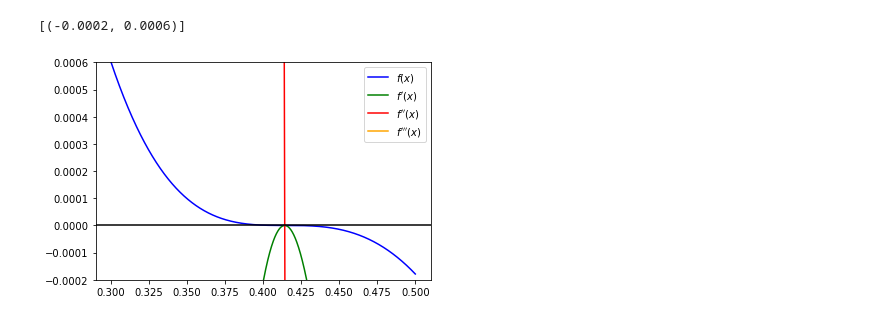
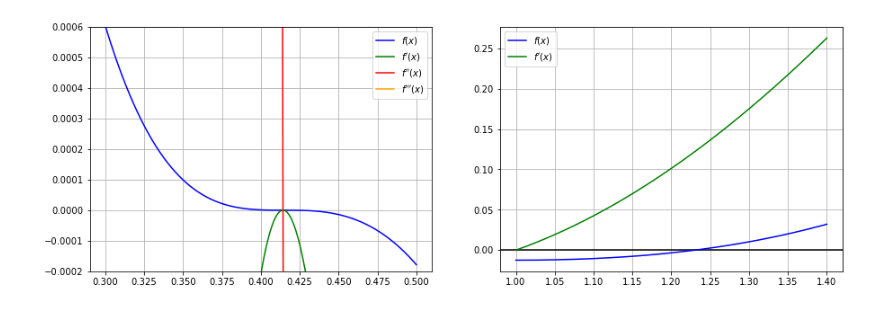
Before and after one commit to pivozar/MPEI_LabWorks, a Jupyter notebook: 2_Year/4_Semester/Numeric_methods/labworks/lab2/CHM_LW2.3_A-14-19_Volkov.ipynb, the cells around one changed output. Drawn from its saved outputs; the diff is of its cells as text; code cells hidden in the pictures.

```diff
--- a/2_Year/4_Semester/Numeric_methods/labworks/lab2/CHM_LW2.3_A-14-19_Volkov.ipynb
+++ b/2_Year/4_Semester/Numeric_methods/labworks/lab2/CHM_LW2.3_A-14-19_Volkov.ipynb
@@ -23,18 +23,24 @@ def d3f(x:float) -> float:
     return 8*(k-1)*(2*x*2*(1 + x**2)*2*x - 2 * (1 + x**2)**2)/(1 + x**2)**4
 # %%
 x_data = np.linspace(0.3, 0.5, 1000)
-fig, axs = plt.subplots()
-axs.plot(x_data, f(x_data), label="$f(x)$", color="blue")
-axs.plot(x_data, df(x_data), label="$f'(x)$", color="green")
-axs.plot(x_data, d2f(x_data), label="$f''(x)$", color="red")
-axs.plot(x_data, d3f(x_data), label="$f'''(x)$", color="orange")
-axs.legend()
+x_data2 = np.linspace(1, 1.4, 1000)
+fig, axs = plt.subplots(1, 2, figsize=(15, 5))
+axs[0].plot(x_data, f(x_data), label="$f(x)$", color="blue")
+axs[0].plot(x_data, df(x_data), label="$f'(x)$", color="green")
+axs[0].plot(x_data, d2f(x_data), label="$f''(x)$", color="red")
+axs[0].plot(x_data, d3f(x_data), label="$f'''(x)$", color="orange")
+axs[0].legend()
 ax = plt.gca()
 # plot X - axis
 ax.axhline(y=0, color='k')
-axs.set(ylim=(-0.0002, 0.0006))
+axs[0].set(ylim=(-0.0002, 0.0006))
+axs[0].grid(True)
+
+axs[1].plot(x_data2, f(x_data2), label="$f(x)$", color="blue")
+axs[1].plot(x_data2, df(x_data2), label="$f'(x)$", color="green")
+axs[1].legend()
+axs[1].grid(True)
 #fig.savefig("2.3_plot_d.png", dpi=500)
 # %% [output]
-[(-0.0002, 0.0006)]
-[figure, old version]
+[figure, new version]
 # %%
```
Also changed, not shown: parts of 21 cells of this notebook, 3 other files.
